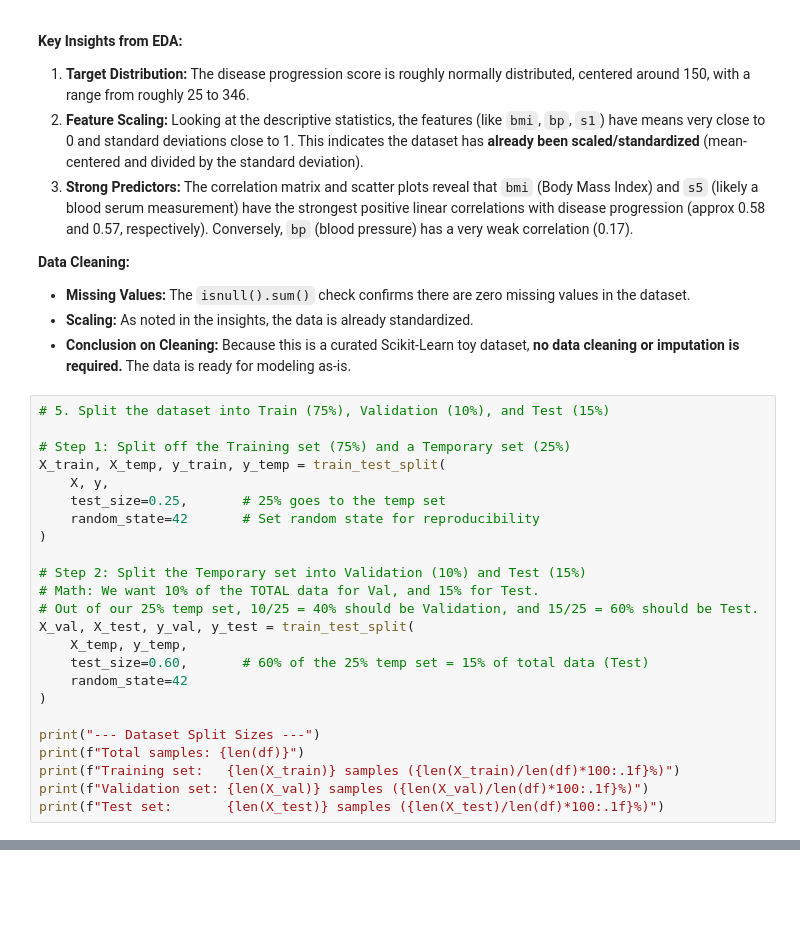
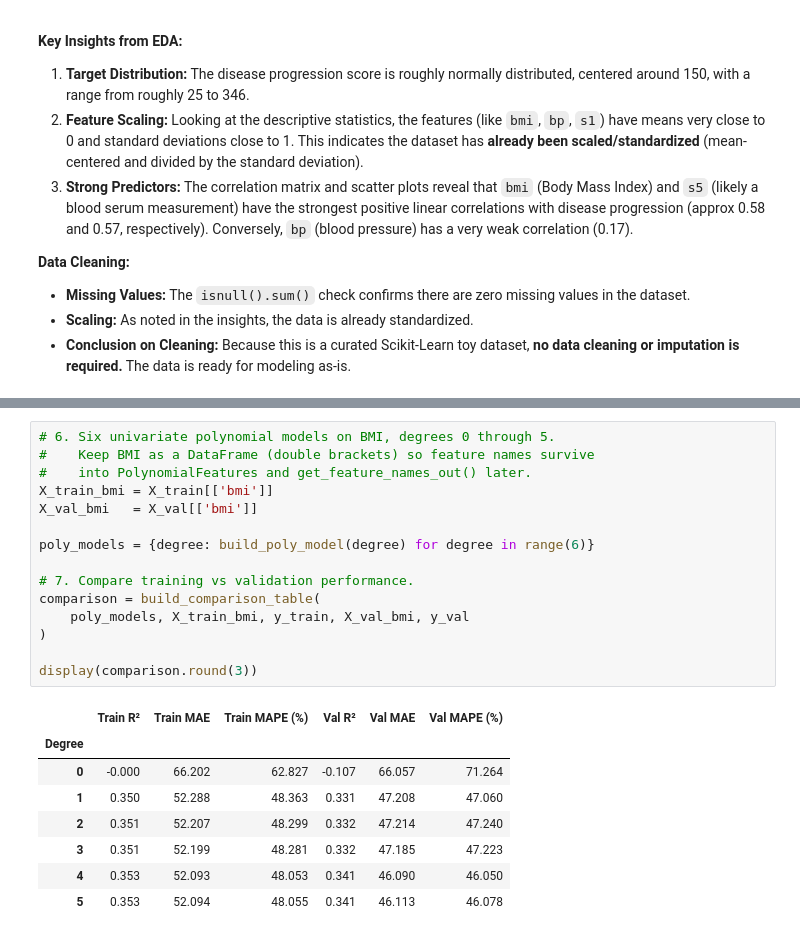
Before and after one commit to ricardo-mohammed/multivariate-linear-reg, a Jupyter notebook: notebooks/multivariate-linear.ipynb, the cells around one changed output, grey strips where cells are left out. Cells and saved outputs as stored; diff of their text form; blank space fills up the shorter version.

Commit message:
Added part 2: univariate polynomial regression

```diff
--- a/notebooks/multivariate-linear.ipynb
+++ b/notebooks/multivariate-linear.ipynb
@@ -88,27 +212,3 @@ plt.show()
 *   **Missing Values:** The `isnull().sum()` check confirms there are zero missing values in the dataset.
 *   **Scaling:** As noted in the insights, the data is already standardized.
 *   **Conclusion on Cleaning:** Because this is a curated Scikit-Learn toy dataset, **no data cleaning or imputation is required.** The data is ready for modeling as-is.
-# %%
-# 5. Split the dataset into Train (75%), Validation (10%), and Test (15%)
-
-# Step 1: Split off the Training set (75%) and a Temporary set (25%)
-X_train, X_temp, y_train, y_temp = train_test_split(
-    X, y,
-    test_size=0.25,       # 25% goes to the temp set
-    random_state=42       # Set random state for reproducibility
-)
-
-# Step 2: Split the Temporary set into Validation (10%) and Test (15%)
-# Math: We want 10% of the TOTAL data for Val, and 15% for Test.
-# Out of our 25% temp set, 10/25 = 40% should be Validation, and 15/25 = 60% should be Test.
-X_val, X_test, y_val, y_test = train_test_split(
-    X_temp, y_temp,
-    test_size=0.60,       # 60% of the 25% temp set = 15% of total data (Test)
-    random_state=42
-)
-
-print("--- Dataset Split Sizes ---")
-print(f"Total samples: {len(df)}")
-print(f"Training set:   {len(X_train)} samples ({len(X_train)/len(df)*100:.1f}%)")
-print(f"Validation set: {len(X_val)} samples ({len(X_val)/len(df)*100:.1f}%)")
-print(f"Test set:       {len(X_test)} samples ({len(X_test)/len(df)*100:.1f}%)")
@@ -114,0 +233,24 @@ print(f"Test set:       {len(X_test)} samples ({len(X_test)/len(df)*100:.1f}%)")
+# %%
+# 6. Six univariate polynomial models on BMI, degrees 0 through 5.
+#    Keep BMI as a DataFrame (double brackets) so feature names survive
+#    into PolynomialFeatures and get_feature_names_out() later.
+X_train_bmi = X_train[['bmi']]
+X_val_bmi   = X_val[['bmi']]
+
+poly_models = {degree: build_poly_model(degree) for degree in range(6)}
+
+# 7. Compare training vs validation performance.
+comparison = build_comparison_table(
+    poly_models, X_train_bmi, y_train, X_val_bmi, y_val
+)
+
+display(comparison.round(3))
+# %% [output]
+|  | Train R² | Train MAE | Train MAPE (%) | Val R² | Val MAE | Val MAPE (%) |
+| Degree |  |  |  |  |  |  |
+| 0 | -0.000 | 66.202 | 62.827 | -0.107 | 66.057 | 71.264 |
+| 1 | 0.350 | 52.288 | 48.363 | 0.331 | 47.208 | 47.060 |
+| 2 | 0.351 | 52.207 | 48.299 | 0.332 | 47.214 | 47.240 |
+| 3 | 0.351 | 52.199 | 48.281 | 0.332 | 47.185 | 47.223 |
+| 4 | 0.353 | 52.093 | 48.053 | 0.341 | 46.090 | 46.050 |
+| 5 | 0.353 | 52.094 | 48.055 | 0.341 | 46.113 | 46.078 |
```
Also changed, not shown: parts of 11 cells of this notebook.
